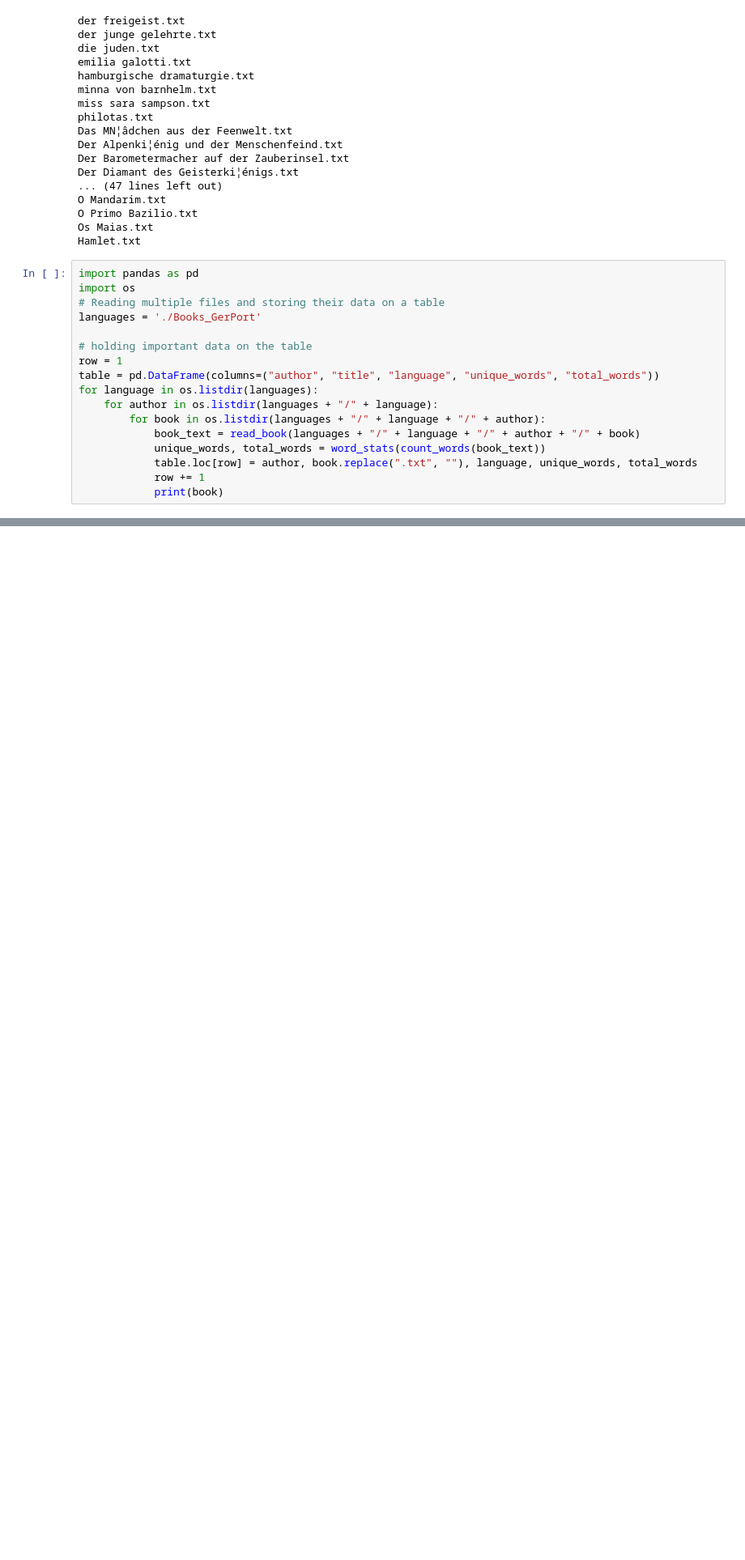
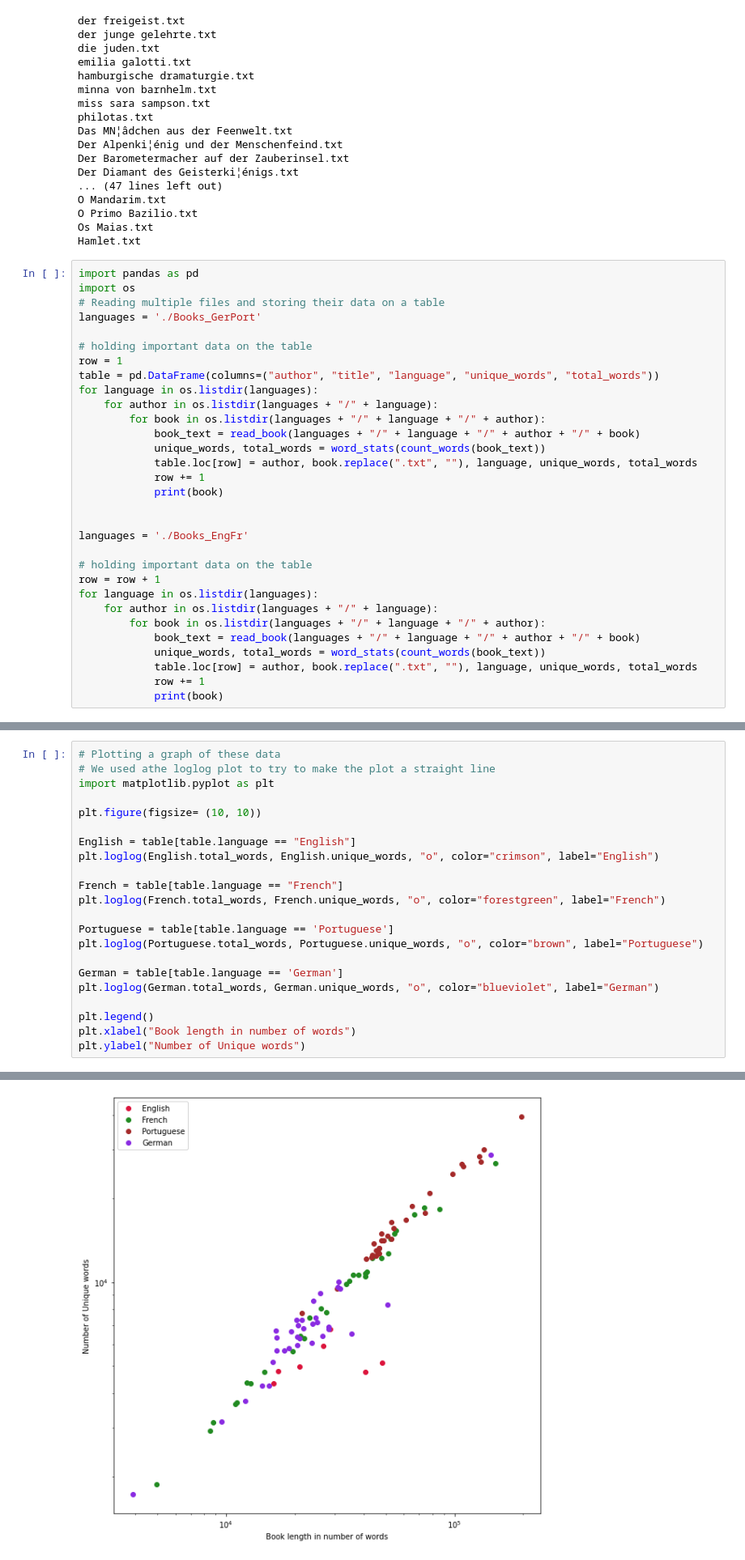
Before and after one commit to samuelatuma1/PythonForRx, a Jupyter notebook: case_studies.ipynb, the cells around one changed output, grey strips where cells are left out. Shown at 81% size. Cells and saved outputs as stored; diff of their text form; blank space fills up the shorter version.

```diff
--- a/case_studies.ipynb
+++ b/case_studies.ipynb
@@ -265,6 +265,20 @@ for language in os.listdir(languages):
             table.loc[row] = author, book.replace(".txt", ""), language, unique_words, total_words
             row += 1
             print(book)
+
+
+languages = './Books_EngFr'
+
+# holding important data on the table
+row = row + 1
+for language in os.listdir(languages):
+    for author in os.listdir(languages + "/" + language):
+        for book in os.listdir(languages + "/" + language + "/" + author):
+            book_text = read_book(languages + "/" + language + "/" + author + "/" + book)
+            unique_words, total_words = word_stats(count_words(book_text))
+            table.loc[row] = author, book.replace(".txt", ""), language, unique_words, total_words
+            row += 1
+            print(book)
 # %% [output]
 der freigeist.txt
 der junge gelehrte.txt
@@ -309,0 +323,23 @@ table
+# %%
+# Plotting a graph of these data
+# We used athe loglog plot to try to make the plot a straight line
+import matplotlib.pyplot as plt
+
+plt.figure(figsize= (10, 10))
+
+English = table[table.language == "English"]
+plt.loglog(English.total_words, English.unique_words, "o", color="crimson", label="English")
+
+French = table[table.language == "French"]
+plt.loglog(French.total_words, French.unique_words, "o", color="forestgreen", label="French")
+
+Portuguese = table[table.language == 'Portuguese']
+plt.loglog(Portuguese.total_words, Portuguese.unique_words, "o", color="brown", label="Portuguese")
+
+German = table[table.language == 'German']
+plt.loglog(German.total_words, German.unique_words, "o", color="blueviolet", label="German")
+
+plt.legend()
+plt.xlabel("Book length in number of words")
+plt.ylabel("Number of Unique words")
+# %% [output]
@@ -309,0 +347 @@ table
+[figure, added]
```
Also changed, not shown: parts of 14 cells of this notebook, 1 other file.
